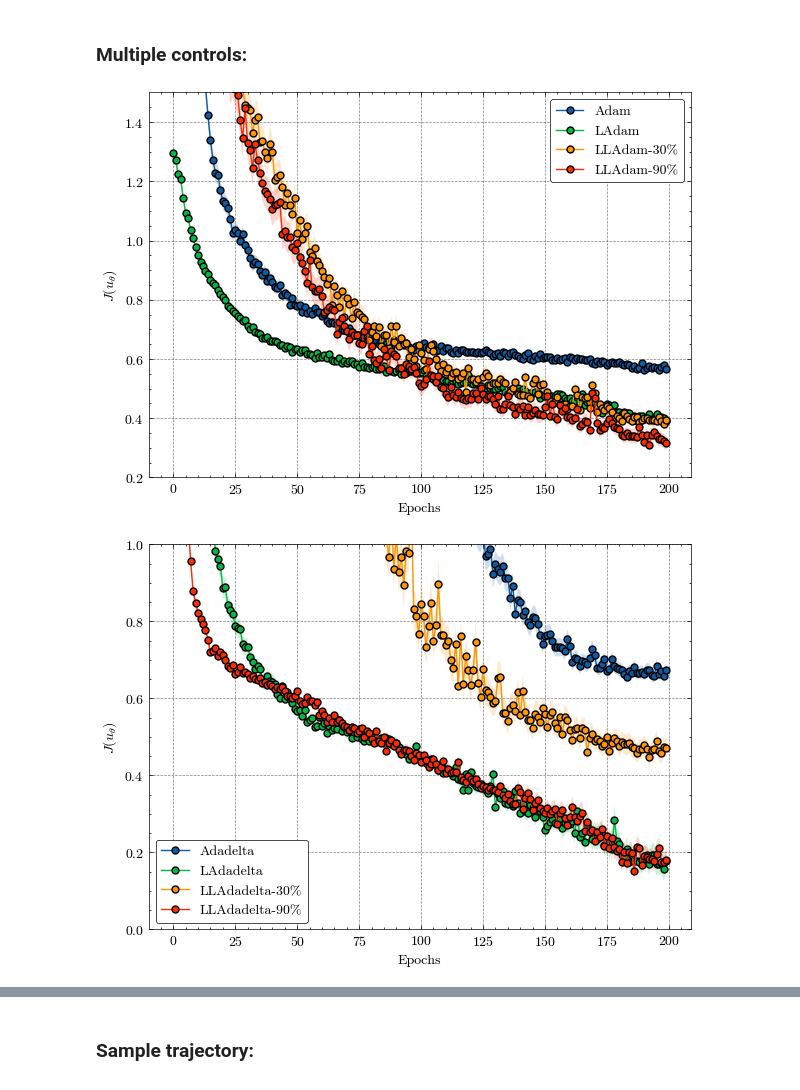
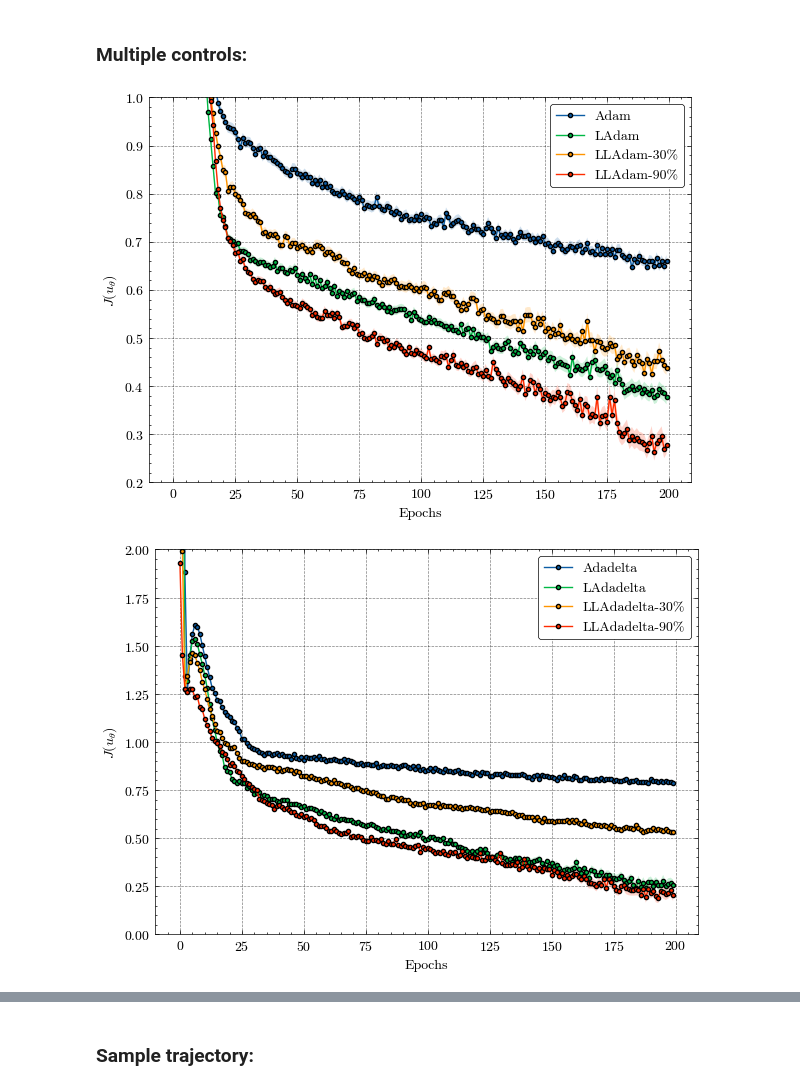
Before and after one commit to SaadSouilmi/Langevin-algorithms-for-deep-stochastic-control, a Jupyter notebook: DeepHedging.ipynb, the cells around one changed output, grey strips where cells are left out. Drawn from its saved outputs; the diff is of its cells as text; code cells hidden in the pictures.

```diff
--- a/DeepHedging.ipynb
+++ b/DeepHedging.ipynb
@@ -422,21 +422,21 @@ plot_langevin_loss(
     test_ci_llangevin=[test_ci_ll30_adam, test_ci_ll90_adam],
     ll=[30, 90],
     name="Adam",
-    ylim=(0.2, 1.5),
+    ylim=(0.2, 1.0),
 )
 # %% [output]
-[figure, old version]
+[figure, new version]
 # %%
 ocp = DeepHedging(**model_config)
 ocp.set_control(control_config, multiple_controls=True)
-adadelta_w = optim.Adadelta(ocp.w.parameters(), lr=5e-1, rho=0.95)
+optim_w = optim.SGD(ocp.w.parameters(), lr=2e-3, momentum=0.9)
 adadelta_control = [
     optim.Adadelta(control.parameters(), lr=5e-1, rho=0.95) for control in ocp.control
 ]
-adadelta = [adadelta_w, *adadelta_control]
+adadelta = [optim_w, *adadelta_control]
 
 scheduler_w = PiecewiseConstantScheduler(
-    adadelta_w, target_lr=5e-2, target_sigma=0, total_iters=180
+    optim_w, target_lr=5e-2, target_sigma=0, total_iters=180
 )
 scheduler_control = [
     PiecewiseConstantScheduler(opt, target_lr=5e-2, target_sigma=0, total_iters=180)
@@ -459,14 +459,14 @@ train_loss_adadelta, test_loss_adadelta, test_ci_adadelta = train(
 # %%
 ocp = DeepHedging(**model_config)
 ocp.set_control(control_config, multiple_controls=True)
-adadelta_w = optim.Adadelta(ocp.w.parameters(), lr=5e-1, rho=0.95)
+optim_w = optim.SGD(ocp.w.parameters(), lr=2e-3, momentum=0.9)
 ladadelta_control = [
     LAdadelta(control.parameters(), lr=5e-1, sigma=5e-3) for control in ocp.control
 ]
-ladadelta = [adadelta_w, *ladadelta_control]
+ladadelta = [optim_w, *ladadelta_control]
 
 scheduler_w = PiecewiseConstantScheduler(
-    adadelta_w, target_lr=5e-2, target_sigma=0, total_iters=180
+    optim_w, target_lr=5e-2, target_sigma=0, total_iters=180
 )
 scheduler_control = [
     PiecewiseConstantScheduler(opt, target_lr=5e-2, target_sigma=0, total_iters=180)
@@ -489,7 +489,7 @@ train_loss_ladadelta, test_loss_ladadelta, test_ci_ladadelta = train(
 # %%
 ocp = DeepHedging(**model_config)
 ocp.set_control(control_config, multiple_controls=True)
-adadelta_w = optim.Adadelta(ocp.w.parameters(), lr=5e-1, rho=0.95)
+optim_w = optim.SGD(ocp.w.parameters(), lr=2e-3, momentum=0.9)
 ll = 30
 lladadelta_control = []
 for i, control in enumerate(ocp.control):
@@ -500,10 +500,10 @@ for i, control in enumerate(ocp.control):
             optim.Adadelta(control.parameters(), lr=5e-1, rho=0.95)
         )
 
-lladadelta = [adadelta_w, *lladadelta_control]
+lladadelta = [optim_w, *lladadelta_control]
 
 scheduler_w = PiecewiseConstantScheduler(
-    adadelta_w, target_lr=5e-2, target_sigma=0, total_iters=180
+    optim_w, target_lr=5e-2, target_sigma=0, total_iters=180
 )
 scheduler_control = [
     PiecewiseConstantScheduler(opt, target_lr=5e-2, target_sigma=0, total_iters=180)
@@ -526,7 +526,7 @@ train_loss_ll30_adadelta, test_loss_ll30_adadelta, test_ci_ll30_adadelta = train
 # %%
 ocp = DeepHedging(**model_config)
 ocp.set_control(control_config, multiple_controls=True)
-adadelta_w = optim.Adadelta(ocp.w.parameters(), lr=5e-1, rho=0.95)
+optim_w = optim.SGD(ocp.w.parameters(), lr=2e-3, momentum=0.9)
 ll = 90
 lladadelta_control = []
 for i, control in enumerate(ocp.control):
@@ -537,10 +537,10 @@ for i, control in enumerate(ocp.control):
             optim.Adadelta(control.parameters(), lr=5e-1, rho=0.95)
         )
 
-lladadelta = [adadelta_w, *lladadelta_control]
+lladadelta = [optim_w, *lladadelta_control]
 
 scheduler_w = PiecewiseConstantScheduler(
-    adadelta_w, target_lr=5e-2, target_sigma=0, total_iters=180
+    optim_w, target_lr=5e-2, target_sigma=0, total_iters=180
 )
 scheduler_control = [
     PiecewiseConstantScheduler(opt, target_lr=5e-2, target_sigma=0, total_iters=180)
@@ -563,17 +563,17 @@ train_loss_ll90_adadelta, test_loss_ll90_adadelta, test_ci_ll90_adadelta = train
 # %%
 plot_langevin_loss(
     test_loss_adadelta,
     test_ci_adadelta,
     test_loss_ladadelta,
     test_ci_ladadelta,
     test_loss_llangevin=[test_loss_ll30_adadelta, test_loss_ll90_adadelta],
     test_ci_llangevin=[test_ci_ll30_adadelta, test_ci_ll90_adadelta],
     ll=[30, 90],
     name="Adadelta",
-    ylim=(0, 1),
+    ylim=(0, 2),
 )
 # %% [output]
-[figure, old version]
+[figure, new version]
 # %%
 ocp = DeepHedging(**model_config)
 ocp.set_control(control_config, multiple_controls=True)
```
Also changed, not shown: parts of 21 cells of this notebook, 3 other files.
